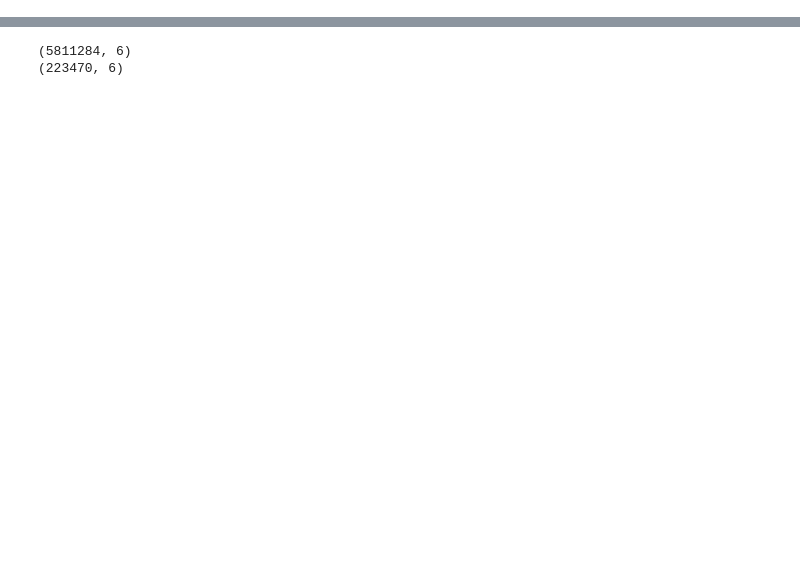
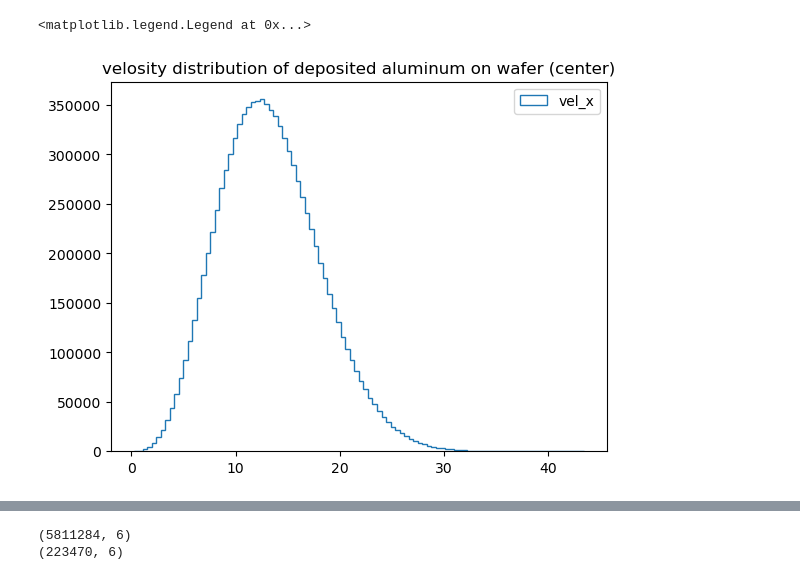
Before and after one commit to ararakitsubasa/etching, a Jupyter notebook: cosin_distrubution.ipynb, the cells around one changed output, grey strips where cells are left out. Saved outputs shown, nothing was run; the diff lists cells and outputs as text; code cells hidden in the pictures; blank space fills up the shorter version.

```diff
--- a/cosin_distrubution.ipynb
+++ b/cosin_distrubution.ipynb
@@ -44,0 +45,15 @@ ax.legend()
+# %%
+velosity_matrix = velMat(10, 1)
+
+energy = np.linalg.norm(velosity_matrix, axis=1)
+
+fig, ax = plt.subplots()
+ax.set_title("velosity distribution of deposited aluminum on wafer (center)")
+ax.hist(energy, bins=100,histtype='step', stacked=True, fill=False, label='vel_x')
+
+# ax.set_yscale('log')
+# ax.plot(X, hist_dist.cdf(X), label='CDF')
+ax.legend()
+# %% [output]
+<matplotlib.legend.Legend at 0x...>
+[figure, added]
```
Also changed, not shown: parts of 15 cells of this notebook, 2 other files.
